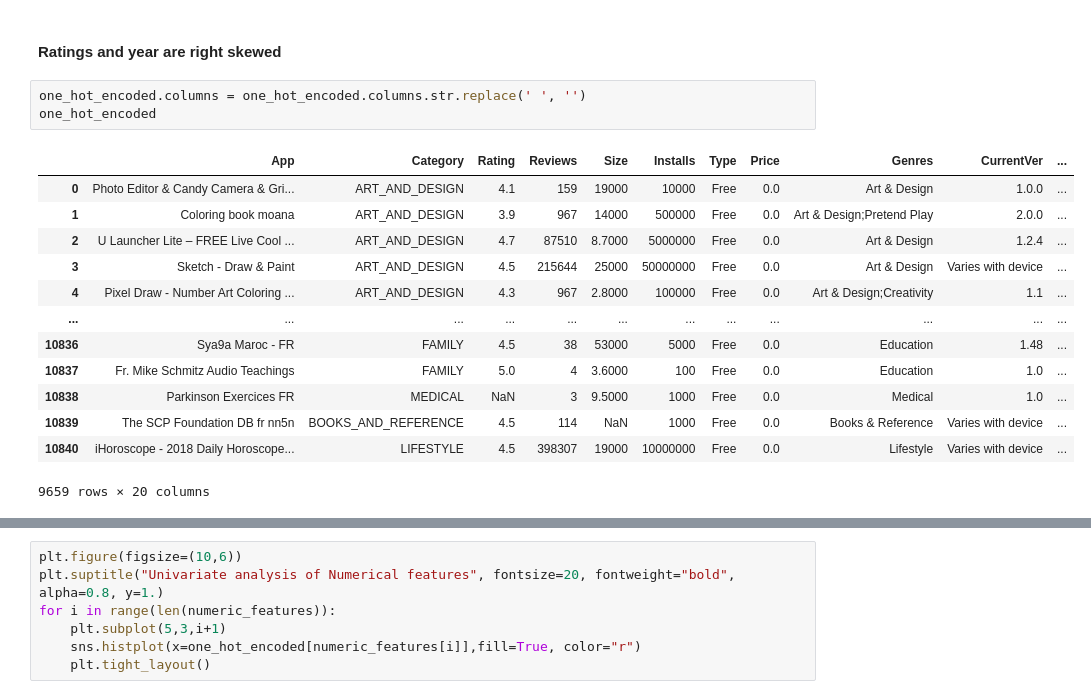
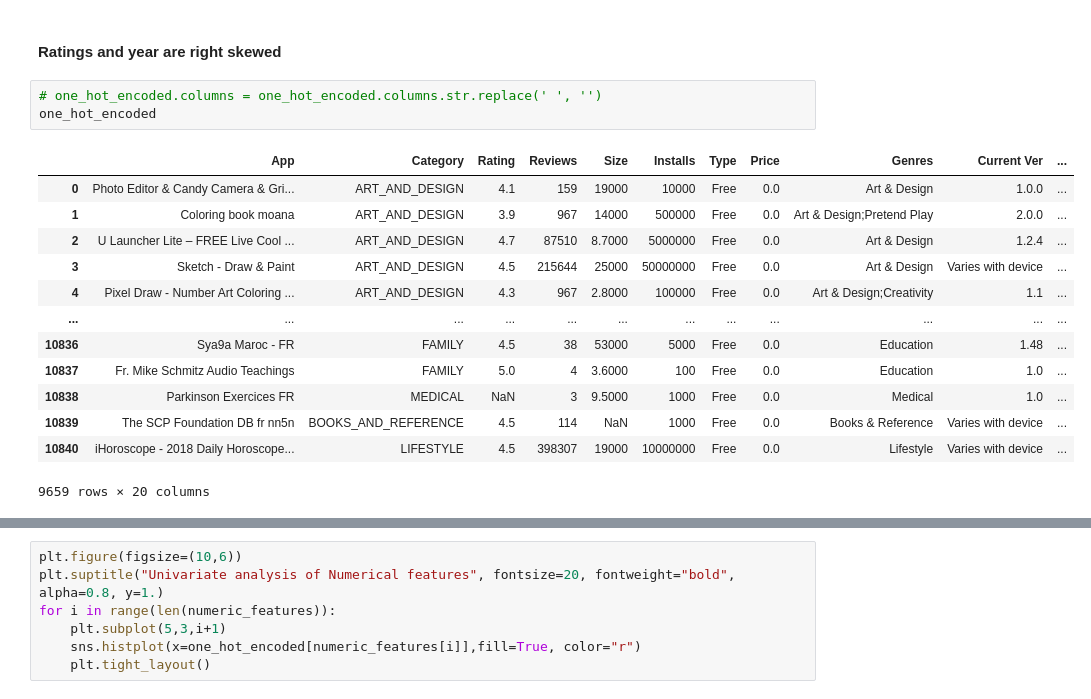
Before and after one commit to Aesthethic0de/EDA_ML, a Jupyter notebook: google_playstore.ipynb, the cells around one changed output, grey strips where cells are left out. Drawn from its saved outputs; the diff is of its cells as text.

```diff
--- a/google_playstore.ipynb
+++ b/google_playstore.ipynb
@@ -376,10 +376,10 @@ len(categorical_features)
 # %% [markdown]
 #### Ratings and year are right skewed
 # %%
-one_hot_encoded.columns = one_hot_encoded.columns.str.replace(' ', '')
+# one_hot_encoded.columns = one_hot_encoded.columns.str.replace(' ', '')
 one_hot_encoded
 # %% [output]
-|  | App | Category | Rating | Reviews | Size | Installs | Type | Price | Genres | CurrentVer | ... |
+|  | App | Category | Rating | Reviews | Size | Installs | Type | Price | Genres | Current Ver | ... |
 | 0 | Photo Editor & Candy Camera & Gri... | ART_AND_DESIGN | 4.1 | 159 | 19000 | 10000 | Free | 0.0 | Art & Design | 1.0.0 | ... |
 | 1 | Coloring book moana | ART_AND_DESIGN | 3.9 | 967 | 14000 | 500000 | Free | 0.0 | Art & Design;Pretend Play | 2.0.0 | ... |
 | 2 | U Launcher Lite – FREE Live Cool ... | ART_AND_DESIGN | 4.7 | 87510 | 8.7000 | 5000000 | Free | 0.0 | Art & Design | 1.2.4 | ... |
```
Also changed, not shown: parts of 4 cells of this notebook.
